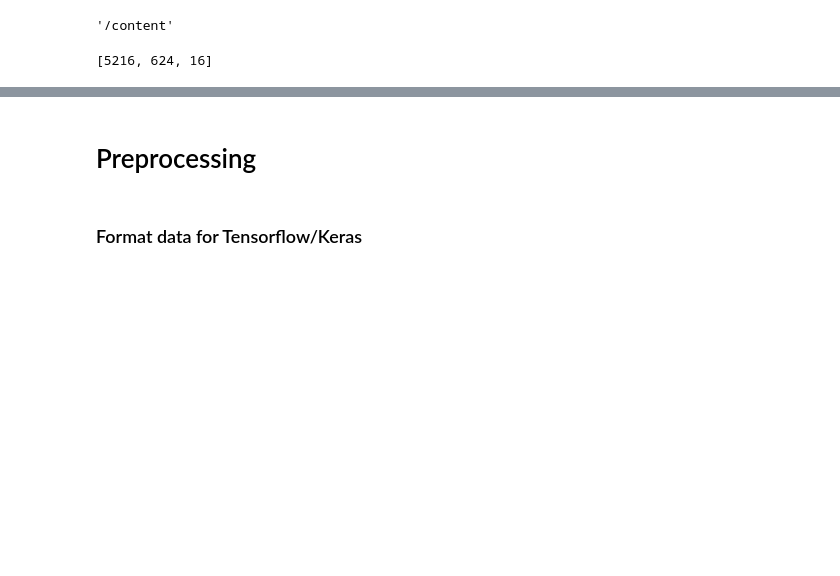
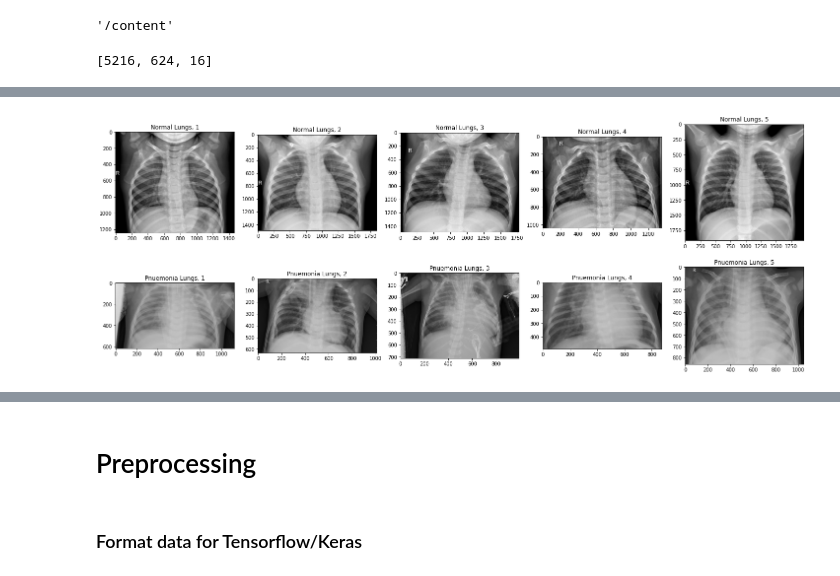
Before and after one commit to anna-dang/mod04-computer_vision_CNN, a Jupyter notebook: project_4_notebook.ipynb, the cells around one changed output, grey strips where cells are left out. Saved outputs shown, nothing was run; the diff lists cells and outputs as text; code cells hidden in the pictures; blank space fills up the shorter version.

```diff
--- a/project_4_notebook.ipynb
+++ b/project_4_notebook.ipynb
@@ -101,0 +94,18 @@ plt.show()
+# %%
+# Randomly select images from both classes to inspect
+samples = 5
+pneu_imgs = np.random.choice(os.listdir(train_path + '/PNEUMONIA/'), samples, replace = False)
+norm_imgs = np.random.choice(os.listdir(train_path + '/NORMAL/'), samples, replace = False)
+
+# Preview unprocessed images sized to fit in single row (keep original aspect ratio)
+fig, axes = plt.subplots(nrows=2, ncols=samples, figsize=(25, 25))
+for i, img in enumerate(norm_imgs):
+    axes[0, i].imshow(cv2.imread(train_path + '/NORMAL/' + img))
+    axes[0, i].set_title(f"Normal Lungs, {i + 1}")
+for i, img in enumerate(pneu_imgs):
+    axes[1, i].imshow(cv2.imread(train_path + '/PNEUMONIA/' + img))
+    axes[1, i].set_title(f"Pnuemonia Lungs, {i + 1}")
+plt.subplots_adjust(bottom=0.3, top=0.6, hspace=0)
+plt.show()
+# %% [output]
+[figure, added]
```
Also changed, not shown: parts of 47 cells of this notebook.
